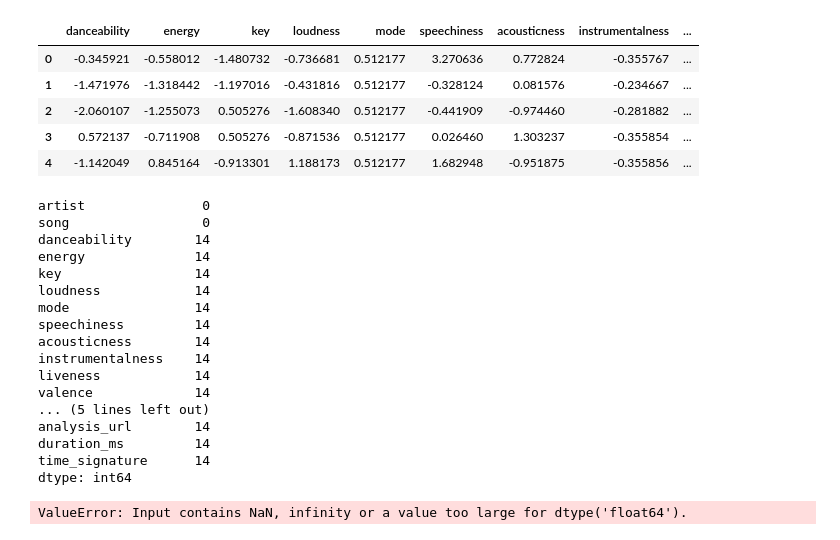
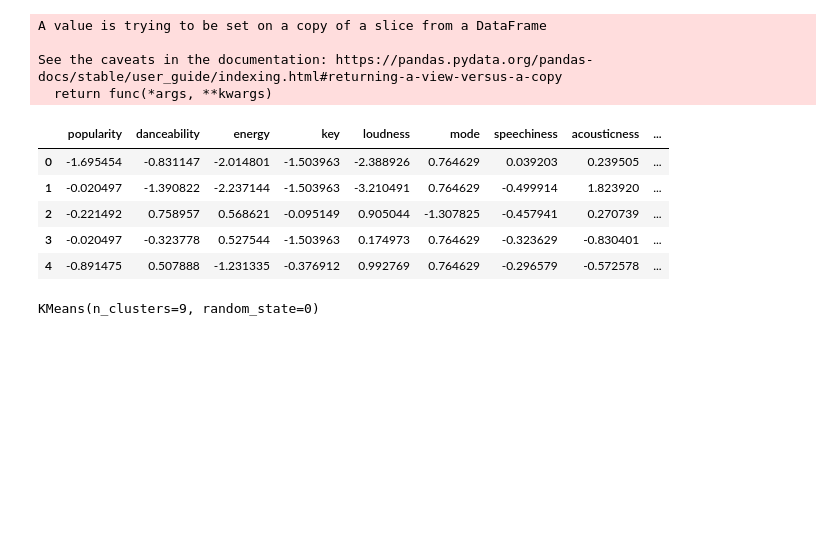
Before and after one commit to raqclf/lab-unsupervised-learning-intro, a Jupyter notebook: Clustering.ipynb, the cells around one changed output. Cells and saved outputs as stored; diff of their text form; code cells hidden in the pictures; blank space fills up the shorter version.

```diff
--- a/Clustering.ipynb
+++ b/Clustering.ipynb
@@ -8,7 +10,7 @@ from sklearn.preprocessing import StandardScaler
 from matplotlib.lines import Line2D
 # %%
-data = pd.read_csv("C:\\Users\\franc\\IH-Lab\\lab-api-wrappers\\df_song_features.csv").drop('Unnamed: 0', axis =1)
+spot = pd.read_csv("C:\\Users\\franc\\IH-Lab\\lab-api-wrappers\\df_song_features.csv").drop('Unnamed: 0', axis =1) #Try my own list before the Kaggle joint
 # %%
-#get only numericals kor k-means
-data_num =  data.select_dtypes(np.number)
+#get only numericals for k-means
+spot_num =  spot.select_dtypes(np.number)
 # %%
@@ -30,43 +50,30 @@ data_num
+# %%
+sport_num = spot_num.dropna(inplace=True)
+# %% [output]
+A value is trying to be set on a copy of a slice from a DataFrame
+
+See the caveats in the documentation: https://pandas.pydata.org/pandas-docs/stable/user_guide/indexing.html#returning-a-view-versus-a-copy
+  return func(*args, **kwargs)
 # %%
 #normalizing features
 from sklearn.preprocessing import StandardScaler
-X_prep = StandardScaler().fit_transform(data_num)
+X_prep = StandardScaler().fit_transform(spot_num)
 # %%
-pd.DataFrame(X_prep,columns=data_num.columns).head()
+pd.DataFrame(X_prep,columns=spot_num.columns).head()
 # %% [output]
-|  | danceability | energy | key | loudness | mode | speechiness | acousticness | instrumentalness | ... |
-| 0 | -0.345921 | -0.558012 | -1.480732 | -0.736681 | 0.512177 | 3.270636 | 0.772824 | -0.355767 | ... |
-| 1 | -1.471976 | -1.318442 | -1.197016 | -0.431816 | 0.512177 | -0.328124 | 0.081576 | -0.234667 | ... |
-| 2 | -2.060107 | -1.255073 | 0.505276 | -1.608340 | 0.512177 | -0.441909 | -0.974460 | -0.281882 | ... |
-| 3 | 0.572137 | -0.711908 | 0.505276 | -0.871536 | 0.512177 | 0.026460 | 1.303237 | -0.355854 | ... |
-| 4 | -1.142049 | 0.845164 | -0.913301 | 1.188173 | 0.512177 | 1.682948 | -0.951875 | -0.355856 | ... |
+|  | popularity | danceability | energy | key | loudness | mode | speechiness | acousticness | ... |
+| 0 | -1.695454 | -0.831147 | -2.014801 | -1.503963 | -2.388926 | 0.764629 | 0.039203 | 0.239505 | ... |
+| 1 | -0.020497 | -1.390822 | -2.237144 | -1.503963 | -3.210491 | 0.764629 | -0.499914 | 1.823920 | ... |
+| 2 | -0.221492 | 0.758957 | 0.568621 | -0.095149 | 0.905044 | -1.307825 | -0.457941 | 0.270739 | ... |
+| 3 | -0.020497 | -0.323778 | 0.527544 | -1.503963 | 0.174973 | 0.764629 | -0.323629 | -0.830401 | ... |
+| 4 | -0.891475 | 0.507888 | -1.231335 | -0.376912 | 0.992769 | 0.764629 | -0.296579 | -0.572578 | ... |
-# %%
-data.isnull().sum()
-# %% [output]
-artist               0
-song                 0
-danceability        14
-energy              14
-key                 14
-loudness            14
-mode                14
-speechiness         14
-acousticness        14
-instrumentalness    14
-liveness            14
-valence             14
-... (5 lines left out)
-analysis_url        14
-duration_ms         14
-time_signature      14
-dtype: int64
-# %%
-# from sklearn.cluster import KMeans
-
-kmeans = KMeans(n_clusters=5, random_state=1234)
-kmeans.fit(X_prep)
-# %% [output]
-ValueError: Input contains NaN, infinity or a value too large for dtype('float64').
+# %%
+from sklearn.cluster import KMeans
+
+kmeans = KMeans(n_clusters=9, random_state=0)
+kmeans.fit(X_prep)
+# %% [output]
+KMeans(n_clusters=9, random_state=0)
 # %%
 # Predicting / assigning the clusters:
 clusters = kmeans.predict(X_prep)
```
Also changed, not shown: parts of 45 cells of this notebook, 3 other files.
